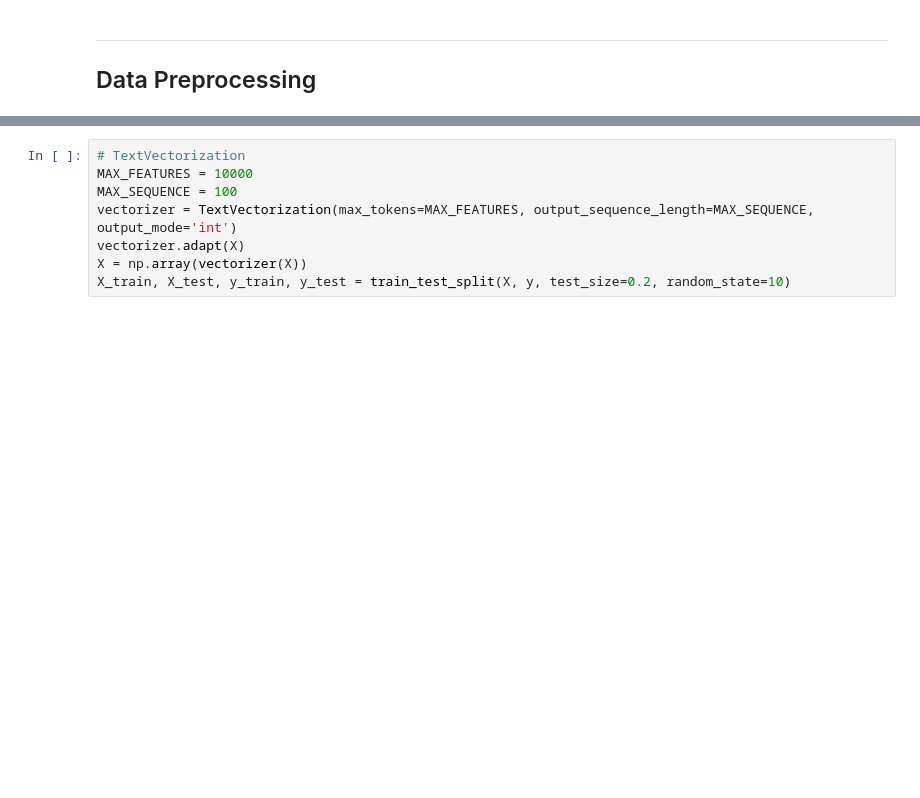
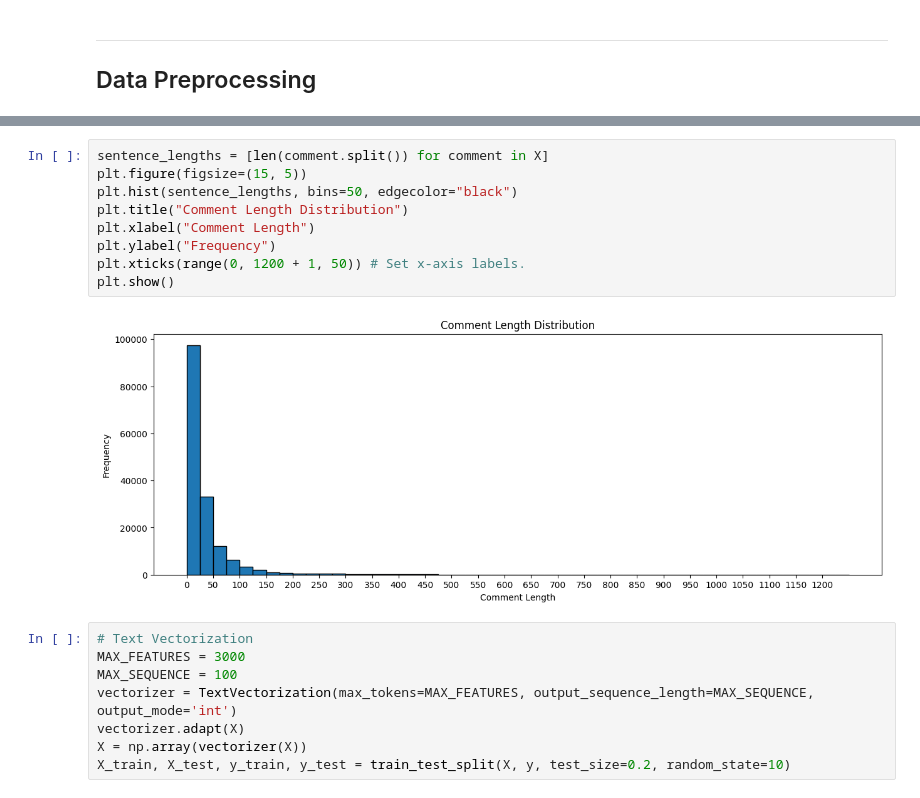
Before and after one commit to xbit18/ML4MDE, a Jupyter notebook: ToxicComment.ipynb, the cells around one changed output, grey strips where cells are left out. Cells and saved outputs as stored; diff of their text form; blank space fills up the shorter version.

```diff
--- a/ToxicComment.ipynb
+++ b/ToxicComment.ipynb
@@ -172,6 +195,17 @@ y = df[df.columns[2:]].values
+# %%
+sentence_lengths = [len(comment.split()) for comment in X]
+plt.figure(figsize=(15, 5))
+plt.hist(sentence_lengths, bins=50, edgecolor="black")
+plt.title("Comment Length Distribution")
+plt.xlabel("Comment Length")
+plt.ylabel("Frequency")
+plt.xticks(range(0, 1200 + 1, 50)) # Set x-axis labels.
+plt.show()
+# %% [output]
+[figure, added]
 # %%
-# TextVectorization
-MAX_FEATURES = 10000
+# Text Vectorization
+MAX_FEATURES = 3000
 MAX_SEQUENCE = 100
 vectorizer = TextVectorization(max_tokens=MAX_FEATURES, output_sequence_length=MAX_SEQUENCE, output_mode='int')
 vectorizer.adapt(X)
```
Also changed, not shown: parts of 17 cells of this notebook.
